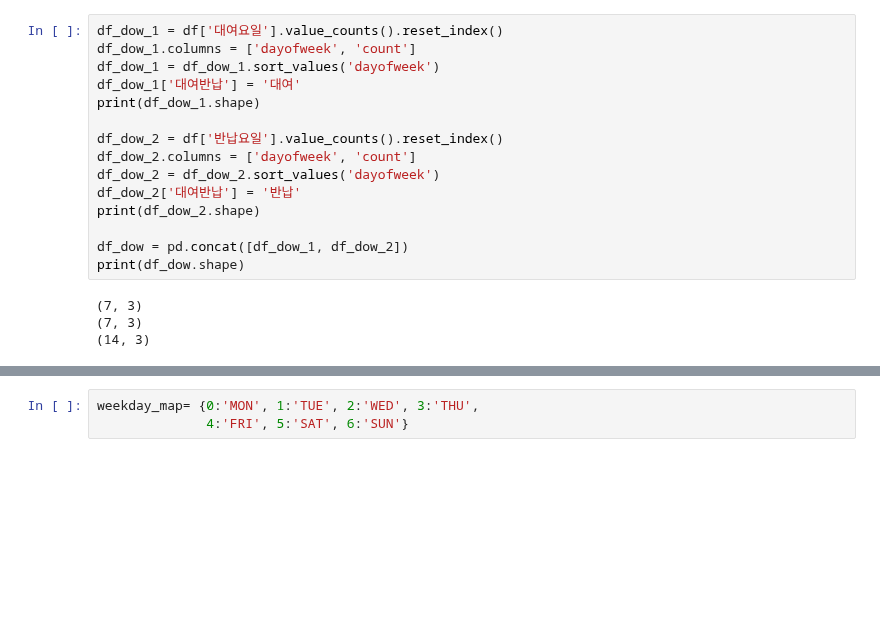
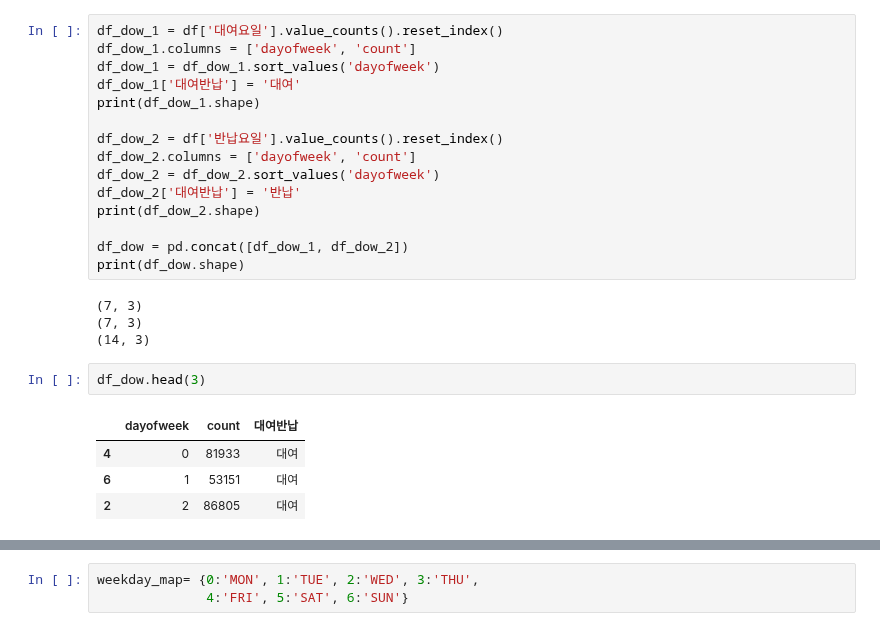
Before and after one commit to corazzon/OpenDataWrangling, a Jupyter notebook: seoul-bike/seoul-bike-01.ipynb, the cells around one changed output, grey strips where cells are left out. Saved outputs shown, nothing was run; the diff lists cells and outputs as text; blank space fills up the shorter version.

```diff
--- a/seoul-bike/seoul-bike-01.ipynb
+++ b/seoul-bike/seoul-bike-01.ipynb
@@ -401,3 +398,10 @@ print(df_dow.shape)
 (7, 3)
 (7, 3)
 (14, 3)
+# %%
+df_dow.head(3)
+# %% [output]
+|  | dayofweek | count | 대여반납 |
+| 4 | 0 | 81933 | 대여 |
+| 6 | 1 | 53151 | 대여 |
+| 2 | 2 | 86805 | 대여 |
```
Also changed, not shown: parts of 22 cells of this notebook.
